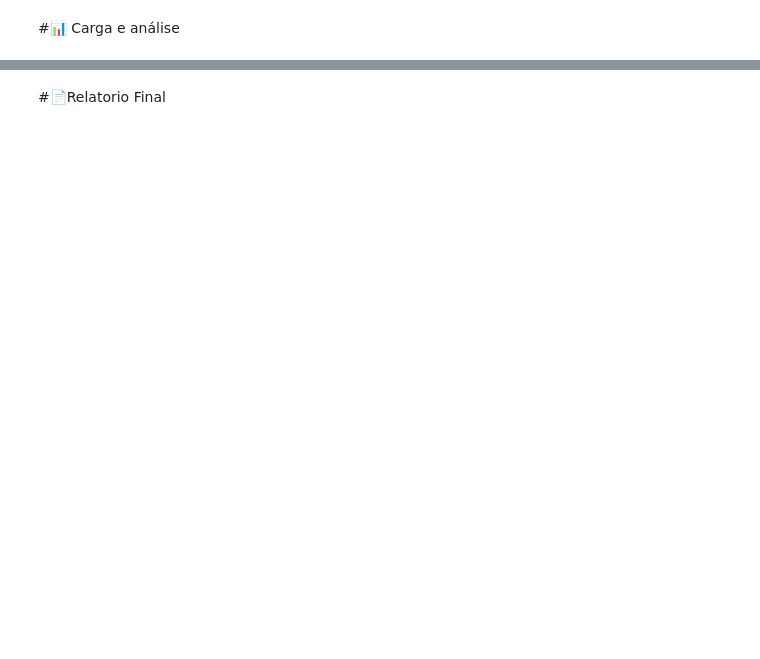
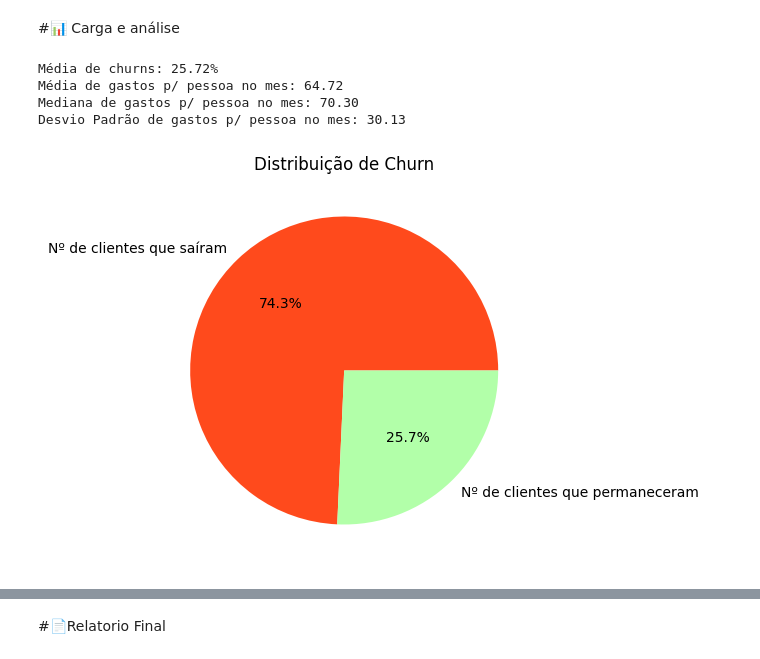
Before and after one commit to JoaoPedroli/telecomX-I, a Jupyter notebook: TelecomX_BR.ipynb, the cells around one changed output, grey strips where cells are left out. Drawn from its saved outputs; the diff is of its cells as text; code cells hidden in the pictures; blank space fills up the shorter version.

```diff
--- a/TelecomX_BR.ipynb
+++ b/TelecomX_BR.ipynb
@@ -78,0 +24,12 @@ dtype: object
+# %%
+df['Churn'] = df['Churn'].apply(lambda x: 1 if x == 'Yes' else 0)
+df['customer_Partner'] = df['customer_Partner'].apply(lambda x: 1 if x == 'Yes' else 0)
+df['customer_Dependents'] = df['customer_Dependents'].apply(lambda x: 1 if x == 'Yes' else 0)
+df['phone_PhoneService'] = df['phone_PhoneService'].apply(lambda x: 1 if x == 'Yes' else 0)
+df['phone_MultipleLines'] = df['phone_MultipleLines'].apply(lambda x: 1 if x == 'Yes' else 0)
+df['internet_DeviceProtection'] = df['internet_DeviceProtection'].apply(lambda x: 1 if x == 'Yes' else 0)
+df['internet_TechSupport'] = df['internet_TechSupport'].apply(lambda x: 1 if x == 'Yes' else 0)
+df['internet_StreamingTV'] = df['internet_StreamingTV'].apply(lambda x: 1 if x == 'Yes' else 0)
+df['internet_StreamingMovies'] = df['internet_StreamingMovies'].apply(lambda x: 1 if x == 'Yes' else 0)
+df['account_PaperlessBilling'] = df['account_PaperlessBilling'].apply(lambda x: 1 if x == 'Yes' else 0)
+df.head()
@@ -80,0 +71,3 @@ dtype: object
+# %%
+df['Contas_Diarias'] = (df['account_Charges_Monthly'] / 30).round(2)
+df.head()
@@ -81,2 +82,22 @@ dtype: object
 # %% [markdown]
 #📊 Carga e análise
+# %%
+print(f"Média de churns: {df['Churn'].mean() * 100:.2f}%")
+print(f"Média de gastos p/ pessoa no mes: {df['account_Charges_Monthly'].mean():.2f}")
+print(f"Mediana de gastos p/ pessoa no mes: {df['account_Charges_Monthly'].median():.2f}")
+print(f"Desvio Padrão de gastos p/ pessoa no mes: {df['account_Charges_Monthly'].std():.2f}")
+# %% [output]
+Média de churns: 25.72%
+Média de gastos p/ pessoa no mes: 64.72
+Mediana de gastos p/ pessoa no mes: 70.30
+Desvio Padrão de gastos p/ pessoa no mes: 30.13
+# %%
+import matplotlib.pyplot as plt
+import seaborn as sns
+
+plt.figure(figsize=(10, 5))
+plt.pie(df['Churn'].value_counts(), labels=['Nº de clientes que saíram', 'Nº de clientes que permaneceram'], autopct='%1.1f%%', colors=['#ff4a1c', '#b2ffa9'])
+plt.title('Distribuição de Churn')
+plt.show()
+# %% [output]
+[figure, added]
```
Also changed, not shown: parts of 12 cells of this notebook.
